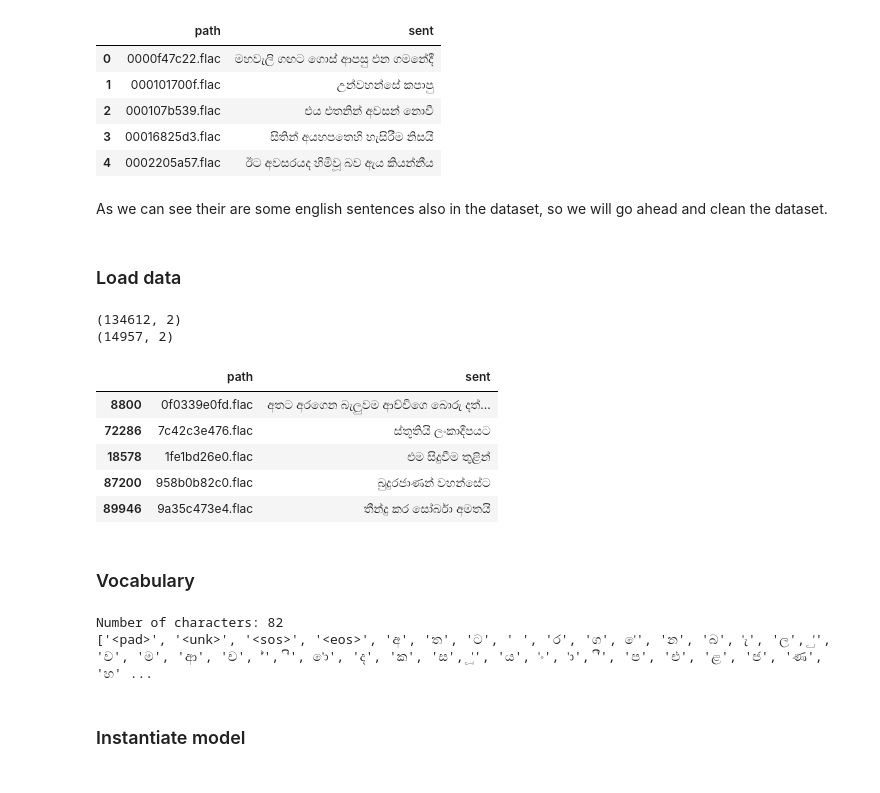
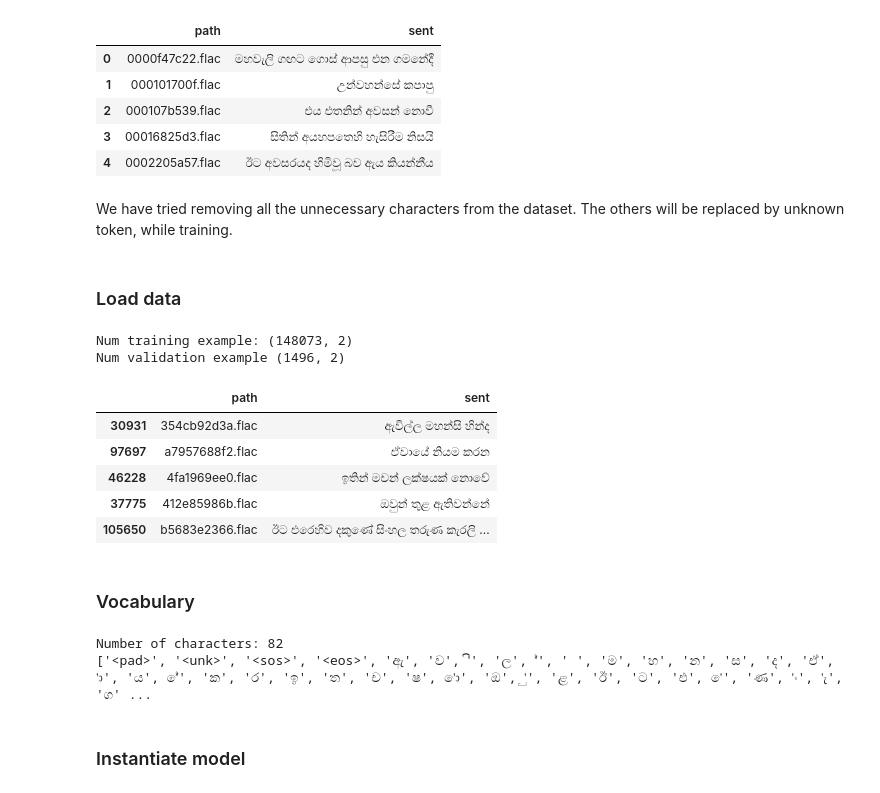
Before and after one commit to sachin-101/Multilingual-ASR-and-MT, a Jupyter notebook: Code/Speech_To_Text/Sinhala/main_sinhala.ipynb, the cells around one changed output. Drawn from its saved outputs; the diff is of its cells as text; code cells hidden in the pictures.

```diff
--- a/Code/Speech_To_Text/Sinhala/main_sinhala.ipynb
+++ b/Code/Speech_To_Text/Sinhala/main_sinhala.ipynb
@@ -71,27 +75,27 @@ Number of Training examples: 149569
 | 2 | 000107b539.flac | එය එතනින් අවසන් නොවී |
 | 3 | 00016825d3.flac | සිතින් අයහපතෙහි හැසිරීම නිසයි |
 | 4 | 0002205a57.flac | ඊට අවසරයද හිමිවූ බව ඇය කියන්නීය |
-# %% [markdown]
-As we can see their are some english sentences also in the dataset, so we will go ahead and clean the dataset.
+# %% [markdown]
+We have tried removing all the unnecessary characters from the dataset. The others will be replaced by unknown token, while training.
 # %% [markdown]
 ### Load data
 # %%
 from sklearn.model_selection import train_test_split
 
 data_df = pd.read_csv(os.path.join(data_dir, 'data_df.csv'), usecols=['path', 'sent'])
-train_df, val_df = train_test_split(data_df, test_size=0.1)
-print(train_df.shape)
-print(val_df.shape)
+train_df, val_df = train_test_split(data_df, test_size=0.01)
+print("Num training example:", train_df.shape)
+print("Num validation example", val_df.shape)
 train_df.head()
 # %% [output]
-(134612, 2)
-(14957, 2)
+Num training example: (148073, 2)
+Num validation example (1496, 2)
 |  | path | sent |
-| 8800 | 0f0339e0fd.flac | අතට අරගෙන බැලුවම ආච්චිගෙ බොරු දත්... |
-| 72286 | 7c42c3e476.flac | ස්තූතියි ලංකාදීපයට |
-| 18578 | 1fe1bd26e0.flac | එම සිදුවීම තුළින් |
-| 87200 | 958b0b82c0.flac | බුදුරජාණන් වහන්සේට |
-| 89946 | 9a35c473e4.flac | තීන්දු කර සෝර්බා අමතයි |
+| 30931 | 354cb92d3a.flac | ඇවිල්ල මහන්සි හින්ද |
+| 97697 | a7957688f2.flac | ඒවායේ නියම කරන |
+| 46228 | 4fa1969ee0.flac | ඉතින් මචන් ලක්ෂයක් නොවේ |
+| 37775 | 412e85986b.flac | ඔවුන් තුළ ඇතිවන්නේ |
+| 105650 | b5683e2366.flac | ඊට එරෙහිව දකුණේ සිංහල තරුණ කැරලි ... |
 # %% [markdown]
 ### Vocabulary
 # %%
@@ -117,4 +121,4 @@ print("Number of characters:", len(chars))
 print(chars)
 # %% [output]
 Number of characters: 82
-['<pad>', '<unk>', '<sos>', '<eos>', 'අ', 'ත', 'ට', ' ', 'ර', 'ග', 'ෙ', 'න', 'බ', 'ැ', 'ල', 'ු', 'ව', 'ම', 'ආ', 'ච', '්', 'ි', 'ො', 'ද', 'ක', 'ස', 'ූ', 'ය', 'ං', 'ා', 'ී', 'ප', 'එ', 'ළ', 'ජ', 'ණ', 'හ' ...
+['<pad>', '<unk>', '<sos>', '<eos>', 'ඇ', 'ව', 'ි', 'ල', '්', ' ', 'ම', 'හ', 'න', 'ස', 'ද', 'ඒ', 'ා', 'ය', 'ේ', 'ක', 'ර', 'ඉ', 'ත', 'ච', 'ෂ', 'ො', 'ඔ', 'ු', 'ළ', 'ඊ', 'ට', 'එ', 'ෙ', 'ණ', 'ං', 'ැ', 'ග' ...
```
Also changed, not shown: parts of 13 cells of this notebook, 6 other files.
